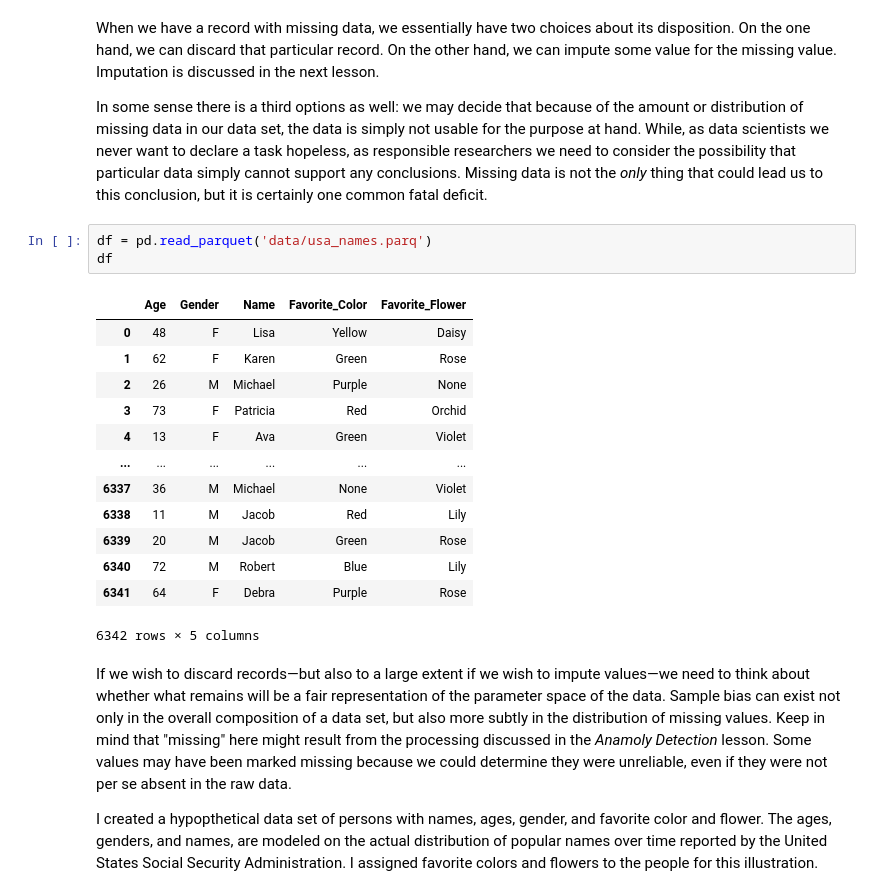
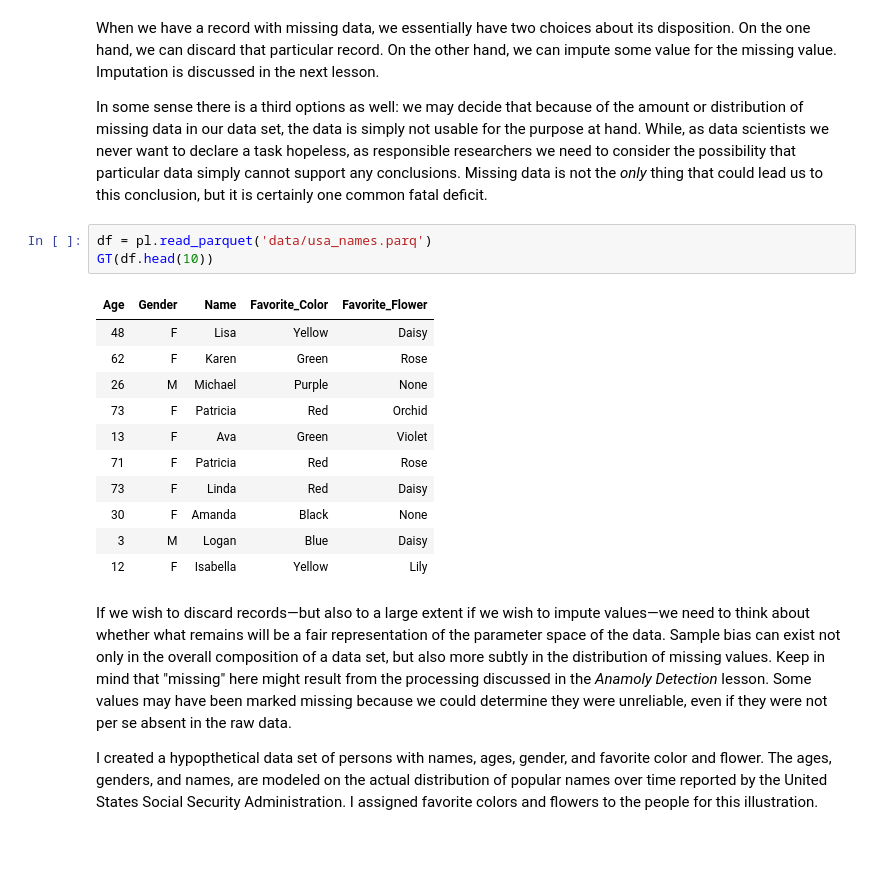
Before and after one commit to DavidMertz/CleaningDataVideo, a Jupyter notebook: Data_Quality.ipynb, the cells around one changed output. Saved outputs shown, nothing was run; the diff lists cells and outputs as text; blank space fills up the shorter version.

```diff
--- a/Data_Quality.ipynb
+++ b/Data_Quality.ipynb
@@ -19,22 +23,20 @@ When we have a record with missing data, we essentially have two choices about i
 
 In some sense there is a third options as well: we may decide that because of the amount or distribution of missing data in our data set, the data is simply not usable for the purpose at hand.  While, as data scientists we never want to declare a task hopeless, as responsible researchers we need to consider the possibility that particular data simply cannot support any conclusions.  Missing data is not the *only* thing that could lead us to this conclusion, but it is certainly one common fatal deficit.
 # %%
-df = pd.read_parquet('data/usa_names.parq')
-df
+df = pl.read_parquet('data/usa_names.parq')
+GT(df.head(10))
 # %% [output]
-|  | Age | Gender | Name | Favorite_Color | Favorite_Flower |
-| 0 | 48 | F | Lisa | Yellow | Daisy |
-| 1 | 62 | F | Karen | Green | Rose |
-| 2 | 26 | M | Michael | Purple | None |
-| 3 | 73 | F | Patricia | Red | Orchid |
-| 4 | 13 | F | Ava | Green | Violet |
-| ... | ... | ... | ... | ... | ... |
-| 6337 | 36 | M | Michael | None | Violet |
-| 6338 | 11 | M | Jacob | Red | Lily |
-| 6339 | 20 | M | Jacob | Green | Rose |
-| 6340 | 72 | M | Robert | Blue | Lily |
-| 6341 | 64 | F | Debra | Purple | Rose |
+| Age | Gender | Name | Favorite_Color | Favorite_Flower |
+| 48 | F | Lisa | Yellow | Daisy |
+| 62 | F | Karen | Green | Rose |
+| 26 | M | Michael | Purple | None |
+| 73 | F | Patricia | Red | Orchid |
+| 13 | F | Ava | Green | Violet |
+| 71 | F | Patricia | Red | Rose |
+| 73 | F | Linda | Red | Daisy |
+| 30 | F | Amanda | Black | None |
+| 3 | M | Logan | Blue | Daisy |
+| 12 | F | Isabella | Yellow | Lily |
-6342 rows × 5 columns
 # %% [markdown]
 If we wish to discard records—but also to a large extent if we wish to impute values—we need to think about whether what remains will be a fair representation of the parameter space of the data.  Sample bias can exist not only in the overall composition of a data set, but also more subtly in the distribution of missing values.  Keep in mind that "missing" here might result from the processing discussed in the _Anamoly Detection_ lesson.  Some values may have been marked missing because we could determine they were unreliable, even if they were not per se absent in the raw data.
 
```
Also changed, not shown: parts of 123 cells of this notebook, 3 other files.
